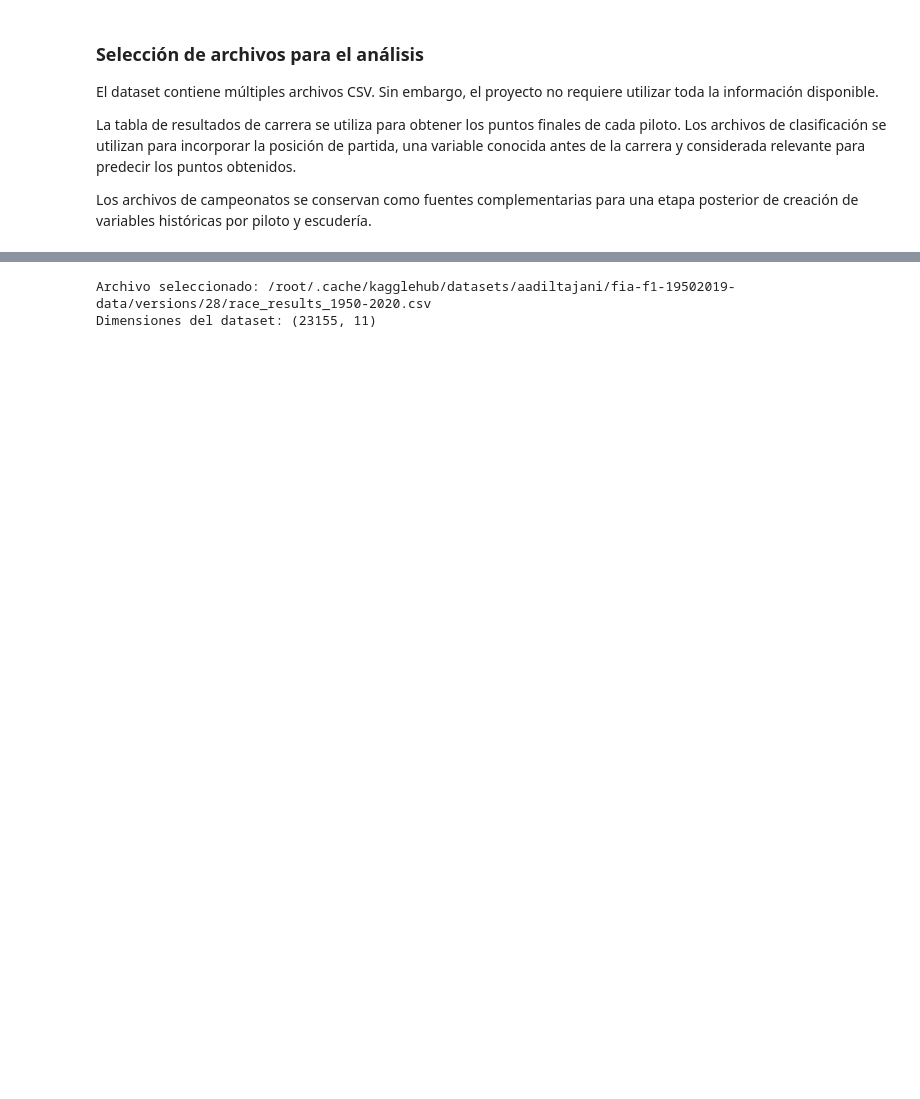
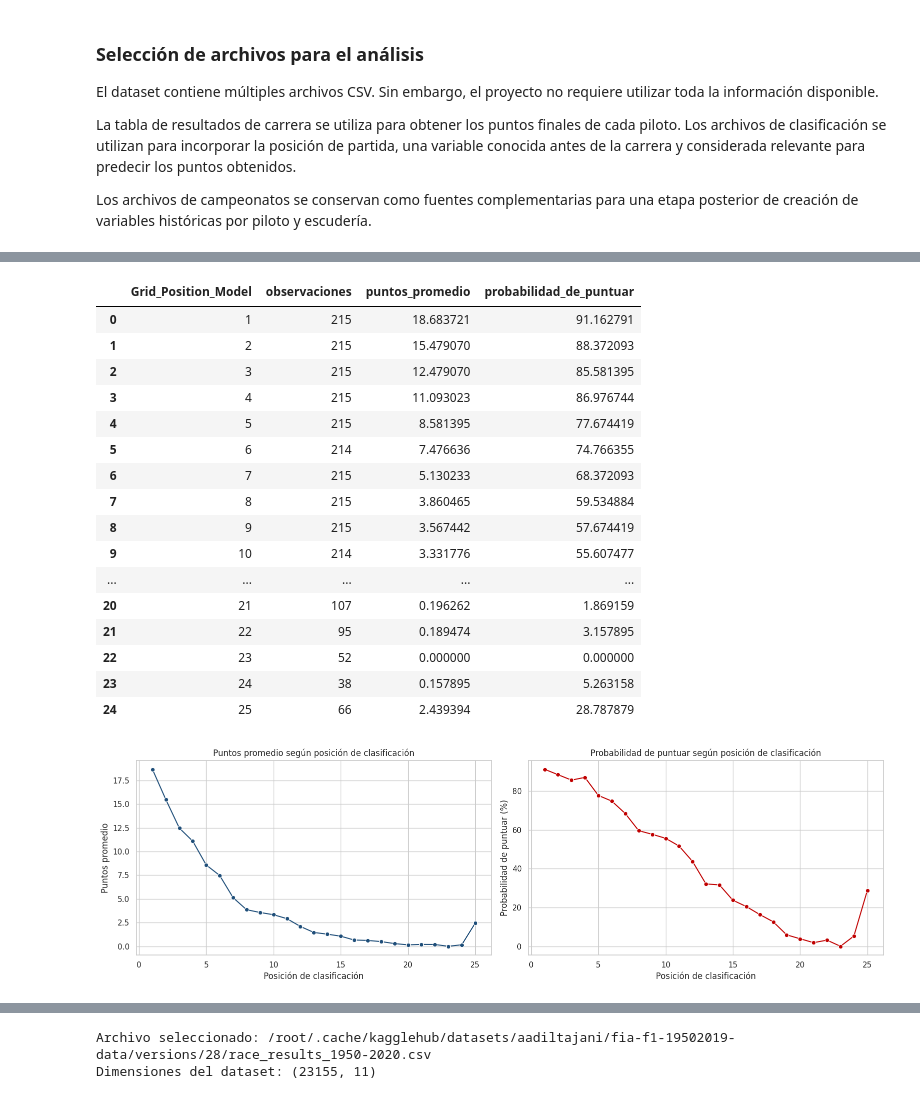
Before and after one commit to nathalia2000-web/DS-II-Pu-al, a Jupyter notebook: DS_II_+Puñal.ipynb, the cells around one changed output, grey strips where cells are left out. Saved outputs shown, nothing was run; the diff lists cells and outputs as text; code cells hidden in the pictures; blank space fills up the shorter version.

```diff
--- a/DS_II_+Puñal.ipynb
+++ b/DS_II_+Puñal.ipynb
@@ -237,0 +1969,66 @@ Importacion de datos
+# %%
+perfil_clasificacion = (
+    df_modelo_historico
+    .groupby("Grid_Position_Model", as_index=False)
+    .agg(
+        observaciones=("Points", "size"),
+        puntos_promedio=("Points", "mean"),
+        probabilidad_de_puntuar=("Scored_Points", "mean")
+    )
+)
+
+perfil_clasificacion["probabilidad_de_puntuar"] = (
+    perfil_clasificacion["probabilidad_de_puntuar"] * 100
+)
+
+display(perfil_clasificacion)
+
+fig, axes = plt.subplots(1, 2, figsize=(16, 5))
+
+sns.lineplot(
+    data=perfil_clasificacion,
+    x="Grid_Position_Model",
+    y="puntos_promedio",
+    marker="o",
+    color="#1F4E79",
+    ax=axes[0]
+)
+
+axes[0].set_title("Puntos promedio según posición de clasificación")
+axes[0].set_xlabel("Posición de clasificación")
+axes[0].set_ylabel("Puntos promedio")
+
+sns.lineplot(
+    data=perfil_clasificacion,
+    x="Grid_Position_Model",
+    y="probabilidad_de_puntuar",
+    marker="o",
+    color="#C00000",
+    ax=axes[1]
+)
+
+axes[1].set_title("Probabilidad de puntuar según posición de clasificación")
+axes[1].set_xlabel("Posición de clasificación")
+axes[1].set_ylabel("Probabilidad de puntuar (%)")
+
+plt.tight_layout()
+plt.show()
+# %% [output]
+|  | Grid_Position_Model | observaciones | puntos_promedio | probabilidad_de_puntuar |
+| 0 | 1 | 215 | 18.683721 | 91.162791 |
+| 1 | 2 | 215 | 15.479070 | 88.372093 |
+| 2 | 3 | 215 | 12.479070 | 85.581395 |
+| 3 | 4 | 215 | 11.093023 | 86.976744 |
+| 4 | 5 | 215 | 8.581395 | 77.674419 |
+| 5 | 6 | 214 | 7.476636 | 74.766355 |
+| 6 | 7 | 215 | 5.130233 | 68.372093 |
+| 7 | 8 | 215 | 3.860465 | 59.534884 |
+| 8 | 9 | 215 | 3.567442 | 57.674419 |
+| 9 | 10 | 214 | 3.331776 | 55.607477 |
+| ... | ... | ... | ... | ... |
+| 20 | 21 | 107 | 0.196262 | 1.869159 |
+| 21 | 22 | 95 | 0.189474 | 3.157895 |
+| 22 | 23 | 52 | 0.000000 | 0.000000 |
+| 23 | 24 | 38 | 0.157895 | 5.263158 |
+| 24 | 25 | 66 | 2.439394 | 28.787879 |
+[figure, added]
```
Also changed, not shown: parts of 59 cells of this notebook.
